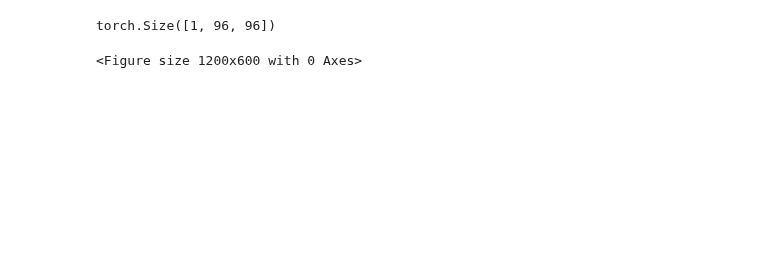
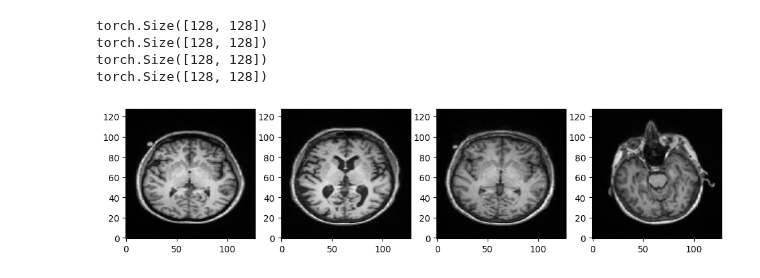
Before and after one commit to KnightTec/mlmi-project, a Jupyter notebook: mri_ad_classification_2d_oasis.ipynb, the cells around one changed output. Cells and saved outputs as stored; diff of their text form; code cells hidden in the pictures; blank space fills up the shorter version.

Commit message:
Update transformation pipeline

```diff
--- a/mri_ad_classification_2d_oasis.ipynb
+++ b/mri_ad_classification_2d_oasis.ipynb
@@ -87,35 +87,46 @@ def create_oasis_3_dataset(csv_path: str, dataset_root: str, modality: Modality,
         if not rel_path:
             continue
         image_path = os.path.join(dataset_root, rel_path)
-        train_data.append({"image": image_path, "label" : row["cdr"]})
+        train_data.append({"image": image_path, "label" : row["label"]})
 
     return CacheDataset(data=train_data, transform=transform, cache_rate=0.5, num_workers=5, copy_cache=False)
 # %%
 train_table_path = "csv/oasis/oasis_3_multimodal_train.csv"
-
 dataset_root = "/mnt/f/OASIS-3-MR-Sessions-2D/"
-transform = Compose([LoadImaged("image", image_only=True), EnsureChannelFirstd("image", channel_dim="no_channel"), EnsureTyped("image"), Resized(keys=["image"], spatial_size=(96, 96))])
+transform = Compose([
+    LoadImaged("image", image_only=True),
+    EnsureChannelFirstd("image", channel_dim="no_channel"),
+    EnsureTyped("image"),
+    Resized(keys=["image"], spatial_size=(128, 128))]
+)
 train_ds = create_oasis_3_dataset(csv_path=train_table_path, dataset_root=dataset_root, modality=Modality.MR_T1, transform=transform)
 # disable multi-workers because `ThreadDataLoader` works with multi-threads
-train_loader = ThreadDataLoader(train_ds, num_workers=0, batch_size=1, shuffle=True)
+train_loader = ThreadDataLoader(train_ds, num_workers=0, batch_size=4, shuffle=True)
 # %%
 dataiter = iter(train_loader)
 batch_sample = next(dataiter)
 images = batch_sample["image"]
 labels = batch_sample["label"]
 
 classes = ["HC", "AD"]
 
 plt.figure(figsize=(12, 6))
 i = 0
 for sample_data, sample_label in zip(images, labels):
-    sample = sample_data
+    sample = sample_data[0]
     print(sample.shape)
-    #plt.subplot(1, 4, i+1)  # Create a subplot for each sample
-   # plt.imshow(sample.T, cmap='gray', origin='lower')
+    plt.subplot(1, 4, i+1)  # Create a subplot for each sample
+    plt.imshow(sample.T, cmap='gray', origin='lower')
     # plt.title(f"{classes[sample_label]}")  # Display the label as the title
     i += 1
 plt.show()
+
+
+# TODO: crop foreground
+# TODO: harmonize resolution with cropping
 # %% [output]
-torch.Size([1, 96, 96])
+torch.Size([128, 128])
+torch.Size([128, 128])
+torch.Size([128, 128])
+torch.Size([128, 128])
-<Figure size 1200x600 with 0 Axes>
+[figure, added]
```
Also changed, not shown: parts of 1 cell of this notebook.
